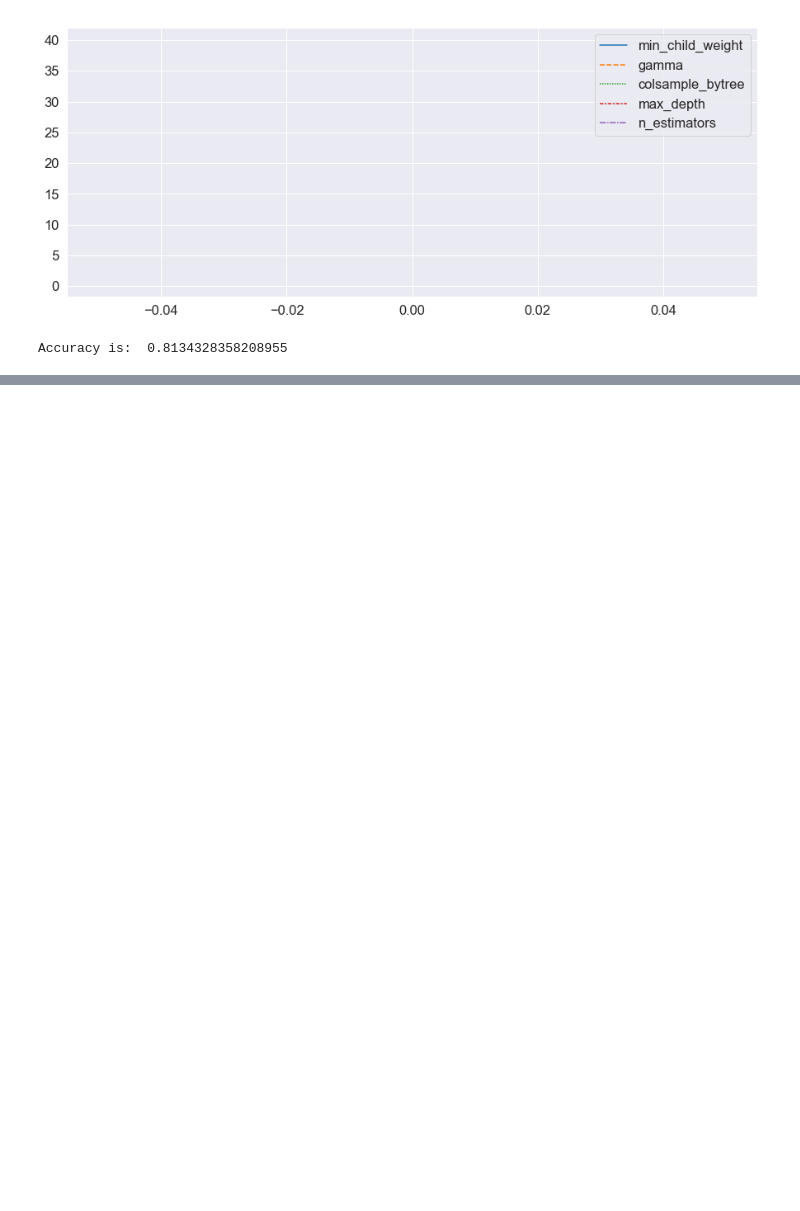
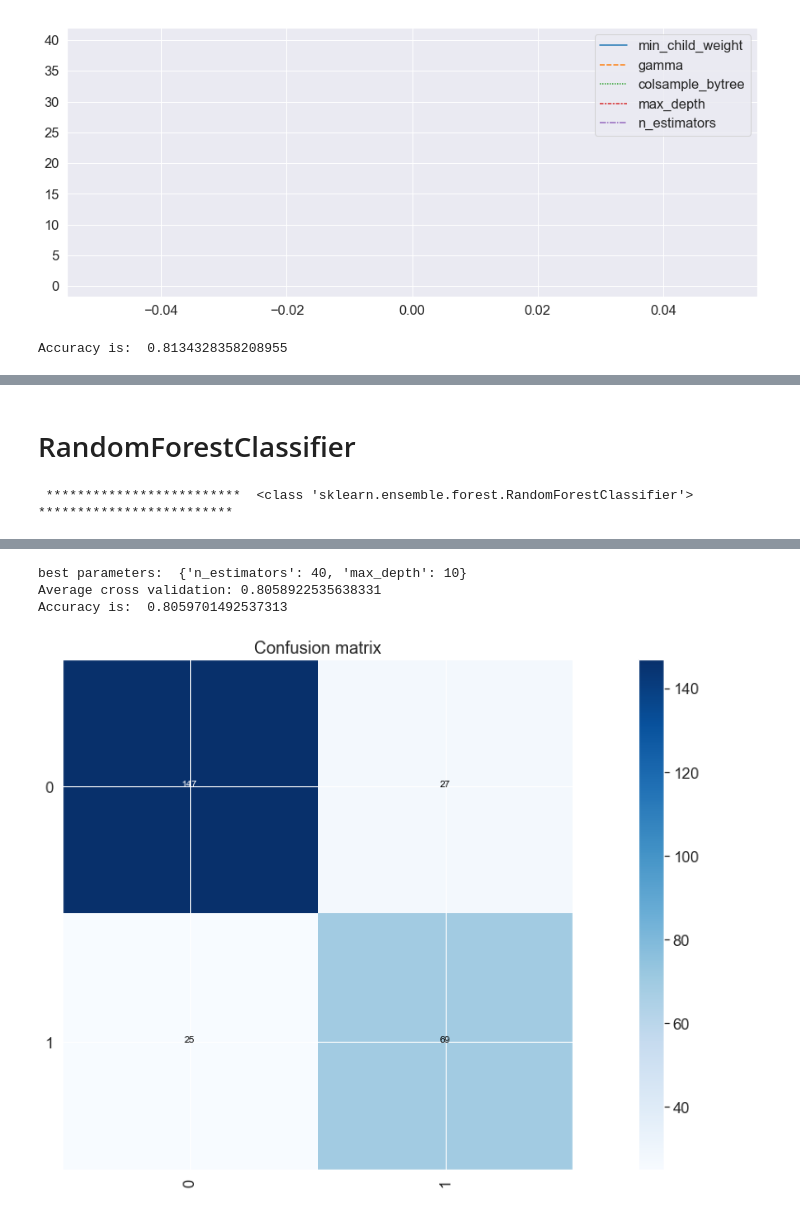
Before and after one commit to louis-lapassat/Kaggle-Titanic, a Jupyter notebook: Titanic.ipynb, the cells around one changed output, grey strips where cells are left out. Saved outputs shown, nothing was run; the diff lists cells and outputs as text; code cells hidden in the pictures; blank space fills up the shorter version.

```diff
--- a/Titanic.ipynb
+++ b/Titanic.ipynb
@@ -985,0 +1158,13 @@ Kaggle.to_csv('predicted.csv', index=False)
+# %% [markdown]
+# RandomForestClassifier
+# %%
+param = {
+        'n_estimators': [20, 30, 40], # 10 is default
+        'max_depth' : [5, 10, 15] # 'None' is default
+        }
+
+best_param_RFC = tune_plot(RandomForestClassifier, param,
+                          df.drop(['Survived'], axis=1), df.Survived, normalize=True,
+                          iter_gridsearch=10, nb_cv=5, test_size=0.3, seed=141421)
+# %% [output]
+ *************************  <class 'sklearn.ensemble.forest.RandomForestClassifier'>  *************************
@@ -985,0 +1172,4 @@ Kaggle.to_csv('predicted.csv', index=False)
+best parameters:  {'n_estimators': 40, 'max_depth': 10}
+Average cross validation: 0.8058922535638331
+Accuracy is:  0.8059701492537313
+[figure, added]
```
Also changed, not shown: parts of 23 cells of this notebook.
